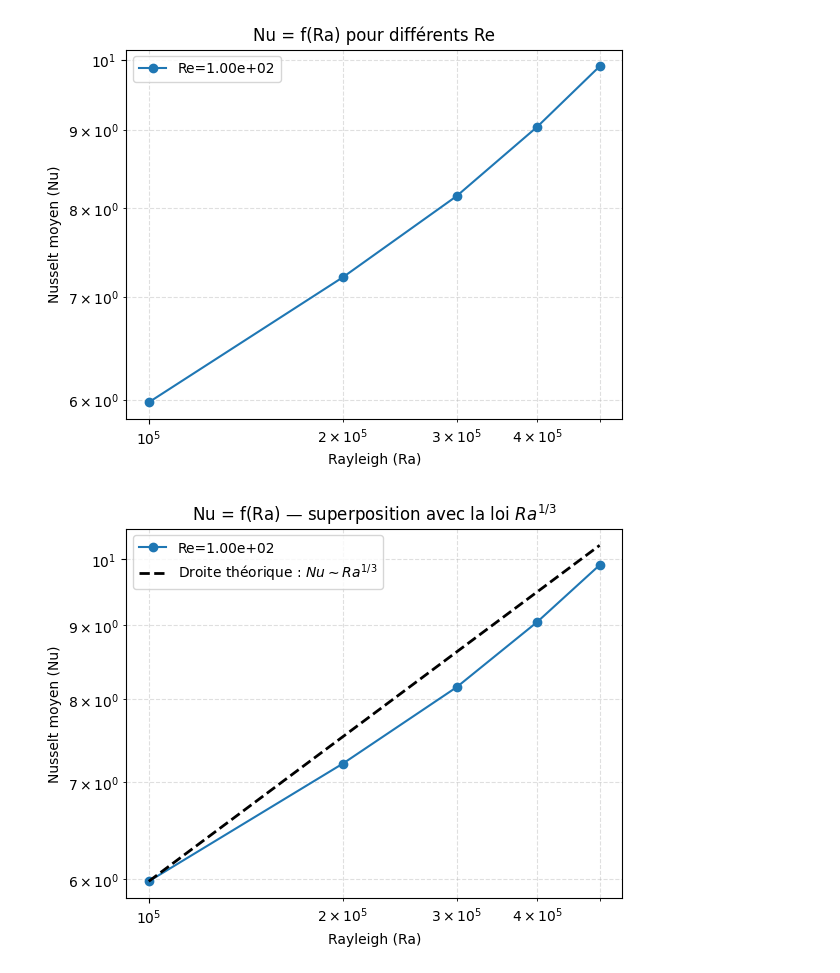
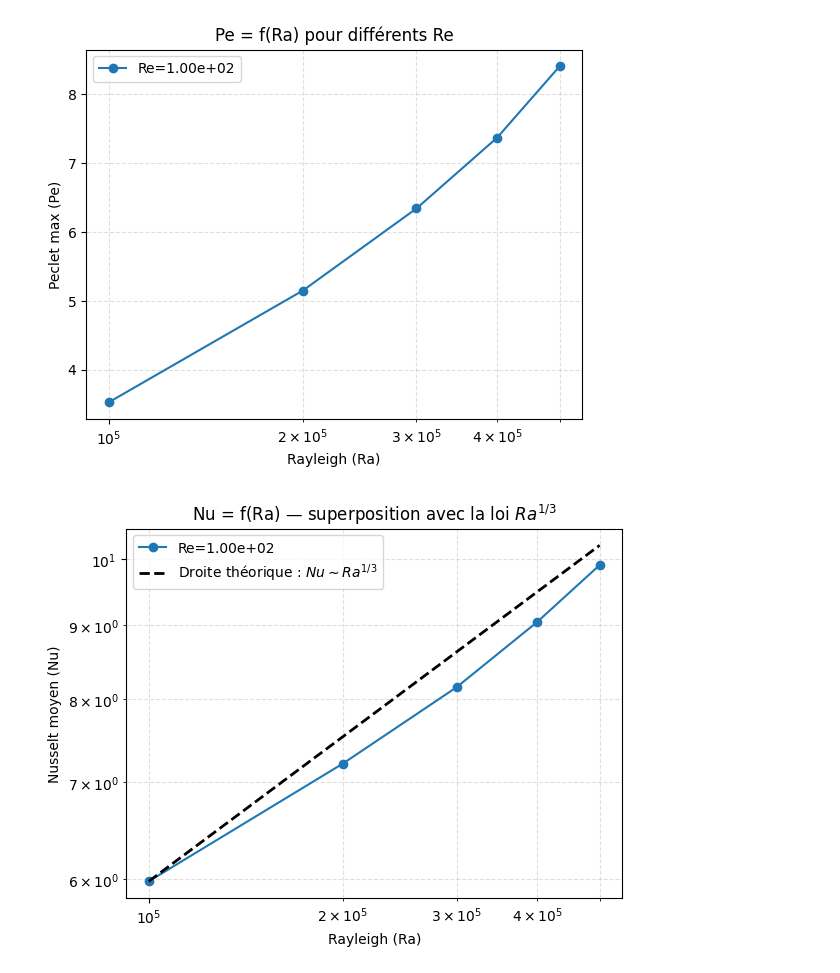
Before and after one commit to PierreG25/Thermal-transfert, a Jupyter notebook: Nusselt.ipynb, the cells around one changed output. Saved outputs shown, nothing was run; the diff lists cells and outputs as text; code cells hidden in the pictures.

Commit message:
probleme_Peclet

```diff
--- a/Nusselt.ipynb
+++ b/Nusselt.ipynb
@@ -40,5 +40,5 @@ for i, Re in enumerate(Re_list):
         U0, res_dict[Re][Ra]= global_resolution(nx, ny, Lx, Ly, dt, nu, Re, Ra)
         res_dict[Re][Ra]['U0'] = U0
         res_dict[Re][Ra]['Nu'] = get_average_nusselt(res_dict[Re][Ra]['T'][-1], dx)
-        res_dict[Re][Ra]['Pe'] = get_max_peclet()
+        res_dict[Re][Ra]['Pe'] = get_peclet_list(res_dict[Re][Ra]['u'], res_dict[Re][Ra]['v'], dx, dy, 1/(Re*Pr))
         print(f"U0={U0:.3g} | Re={Re:.3e} | Ra={Ra:.1e} -> Nu={res_dict[Re][Ra]['Nu']:.4f}")
@@ -45,18 +64,17 @@ for i, Re in enumerate(Re_list):
 # %%
 plt.figure()
 for i, Re in enumerate(Re_list):
-    plt.plot(res_dict[Re].keys(), [res_dict[Re][k]['Nu'] for k in res_dict[Re].keys()], marker="o", label=f"Re={Re:.2e}")
+    plt.plot(res_dict[Re].keys(), [np.max(res_dict[Re][k]['Pe']) for k in res_dict[Re].keys()], marker="o", label=f"Re={Re:.2e}")
 
 plt.xscale("log")
-plt.yscale("log")
 plt.xlabel("Rayleigh (Ra)")
-plt.ylabel("Nusselt moyen (Nu)")
-plt.title("Nu = f(Ra) pour différents Re")
+plt.ylabel("Peclet max (Pe)")
+plt.title("Pe = f(Ra) pour différents Re")
 plt.grid(True, which="both", linestyle="--", alpha=0.4)
 plt.legend()
 plt.show()
 # %% [output]
-[figure, old version]
+[figure, new version]
 # %%
 plt.figure()
 
```
Also changed, not shown: parts of 1 cell of this notebook.
